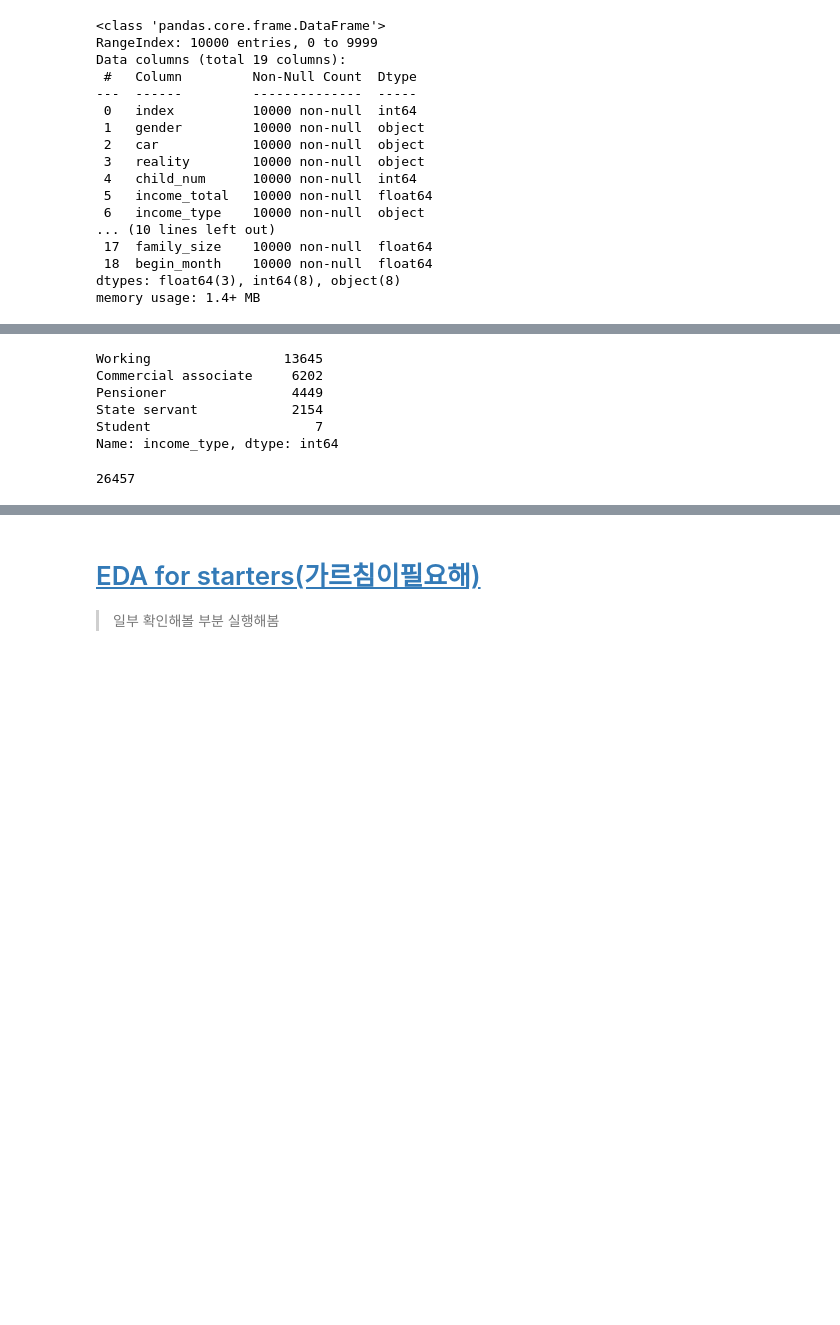
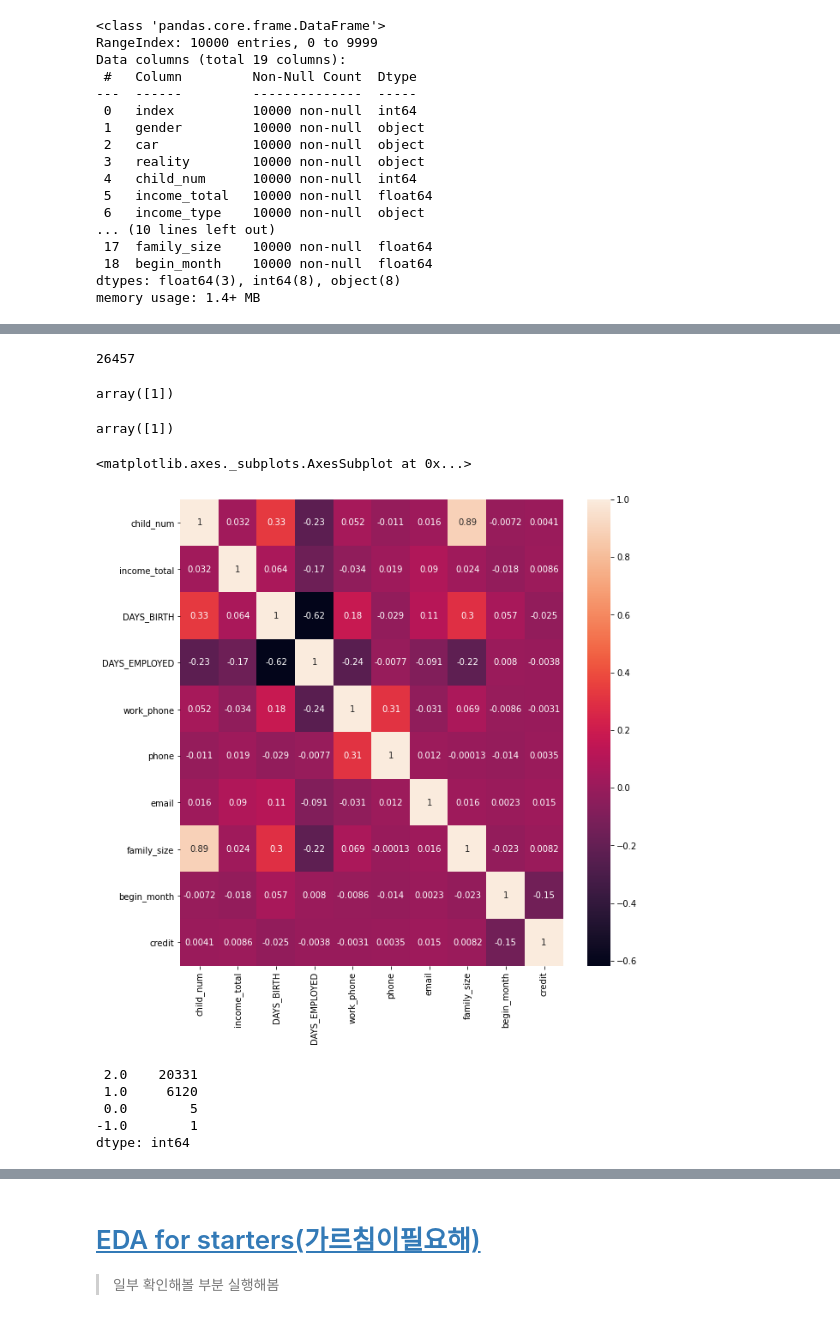
Before and after one commit to Sejong-Kaggle-Challengers/MAIN, a Jupyter notebook: [16-1]신용카드사용자연체예측AI경진대회/조영래/데이터확인.ipynb, the cells around one changed output, grey strips where cells are left out. Saved outputs shown, nothing was run; the diff lists cells and outputs as text; code cells hidden in the pictures; blank space fills up the shorter version.

```diff
--- a/[16-1]신용카드사용자연체예측AI경진대회/조영래/데이터확인.ipynb
+++ b/[16-1]신용카드사용자연체예측AI경진대회/조영래/데이터확인.ipynb
@@ -95,17 +99,31 @@ train.head()
 | 2 | 2 | M | Y | Y | 0 | 450000.0 | Working | Higher education | Married | ... |
 | 3 | 3 | F | N | Y | 0 | 202500.0 | Commercial associate | Secondary / secondary special | Married | ... |
 | 4 | 4 | F | Y | Y | 0 | 157500.0 | State servant | Higher education | Married | ... |
+# %%
+len(train['index'].unique())
+# %% [output]
+26457
+# %%
+train['FLAG_MOBIL'].unique()
+# %% [output]
+array([1])
+# %%
+test['FLAG_MOBIL'].unique()
+# %% [output]
+array([1])
+# %%
+train.drop(['index', 'FLAG_MOBIL'], axis=1, inplace=True)
+# %%
+plt.figure(figsize=(10, 10))
+sns.heatmap(train.corr(), annot=True)
+# %% [output]
+<matplotlib.axes._subplots.AxesSubplot at 0x...>
+[figure, added]
 # %%
-# Student 매우 작음...
-train['income_type'].value_counts()
+(train['family_size'] - train['child_num']).value_counts()
 # %% [output]
-Working                 13645
-Commercial associate     6202
-Pensioner                4449
-State servant            2154
-Student                     7
-Name: income_type, dtype: int64
+ 2.0    20331
+ 1.0     6120
+ 0.0        5
+-1.0        1
+dtype: int64
-# %%
-len(train['index'].unique())ㅡ
-# %% [output]
-26457
```
Also changed, not shown: parts of 6 cells of this notebook.
